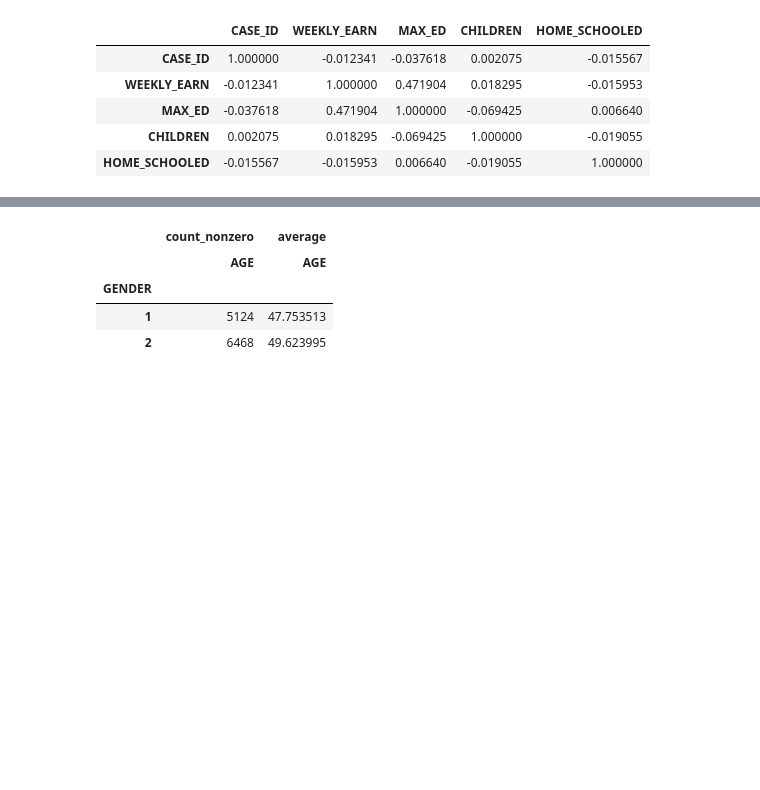
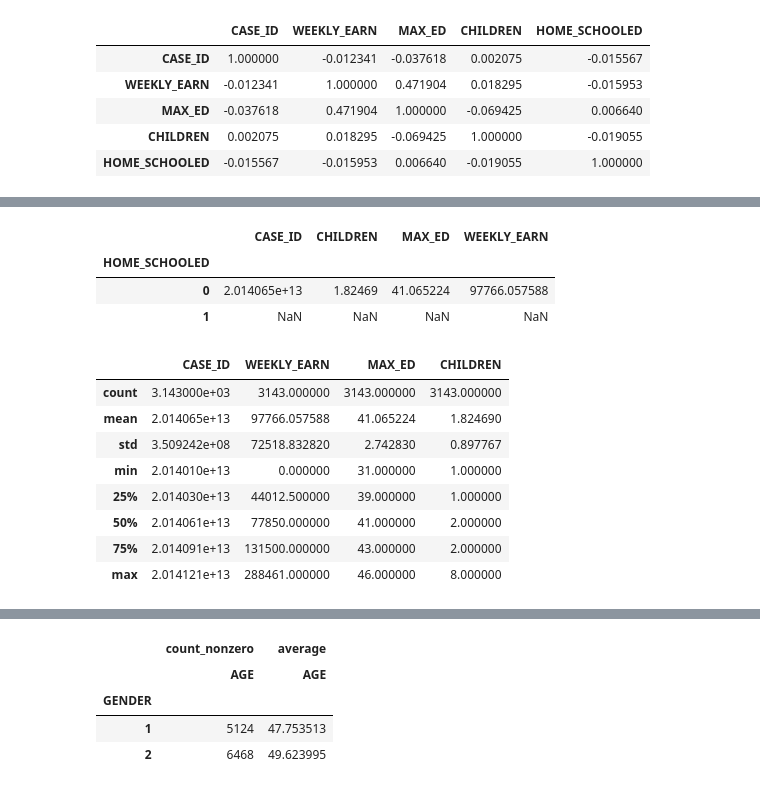
Before and after one commit to BobAmand/atus-analysis, a Jupyter notebook: summary_analysis_MVP.ipynb, the cells around one changed output, grey strips where cells are left out. Cells and saved outputs as stored; diff of their text form; code cells hidden in the pictures; blank space fills up the shorter version.

```diff
--- a/summary_analysis_MVP.ipynb
+++ b/summary_analysis_MVP.ipynb
@@ -130,0 +149,19 @@ pd.pivot_table(gender_sum, index=['GENDER'], values=['AGE'], aggfunc=[np.amin, n
+# %%
+pd.pivot_table(home_school,index=['HOME_SCHOOLED'])
+# %% [output]
+|  | CASE_ID | CHILDREN | MAX_ED | WEEKLY_EARN |
+| HOME_SCHOOLED |  |  |  |  |
+| 0 | 2.014065e+13 | 1.82469 | 41.065224 | 97766.057588 |
+| 1 | NaN | NaN | NaN | NaN |
+# %%
+home_school[home_school['HOME_SCHOOLED'] == 0].describe()
+# %% [output]
+|  | CASE_ID | WEEKLY_EARN | MAX_ED | CHILDREN |
+| count | 3.143000e+03 | 3143.000000 | 3143.000000 | 3143.000000 |
+| mean | 2.014065e+13 | 97766.057588 | 41.065224 | 1.824690 |
+| std | 3.509242e+08 | 72518.832820 | 2.742830 | 0.897767 |
+| min | 2.014010e+13 | 0.000000 | 31.000000 | 1.000000 |
+| 25% | 2.014030e+13 | 44012.500000 | 39.000000 | 1.000000 |
+| 50% | 2.014061e+13 | 77850.000000 | 41.000000 | 2.000000 |
+| 75% | 2.014091e+13 | 131500.000000 | 43.000000 | 2.000000 |
+| max | 2.014121e+13 | 288461.000000 | 46.000000 | 8.000000 |
```
Also changed, not shown: parts of 18 cells of this notebook.
